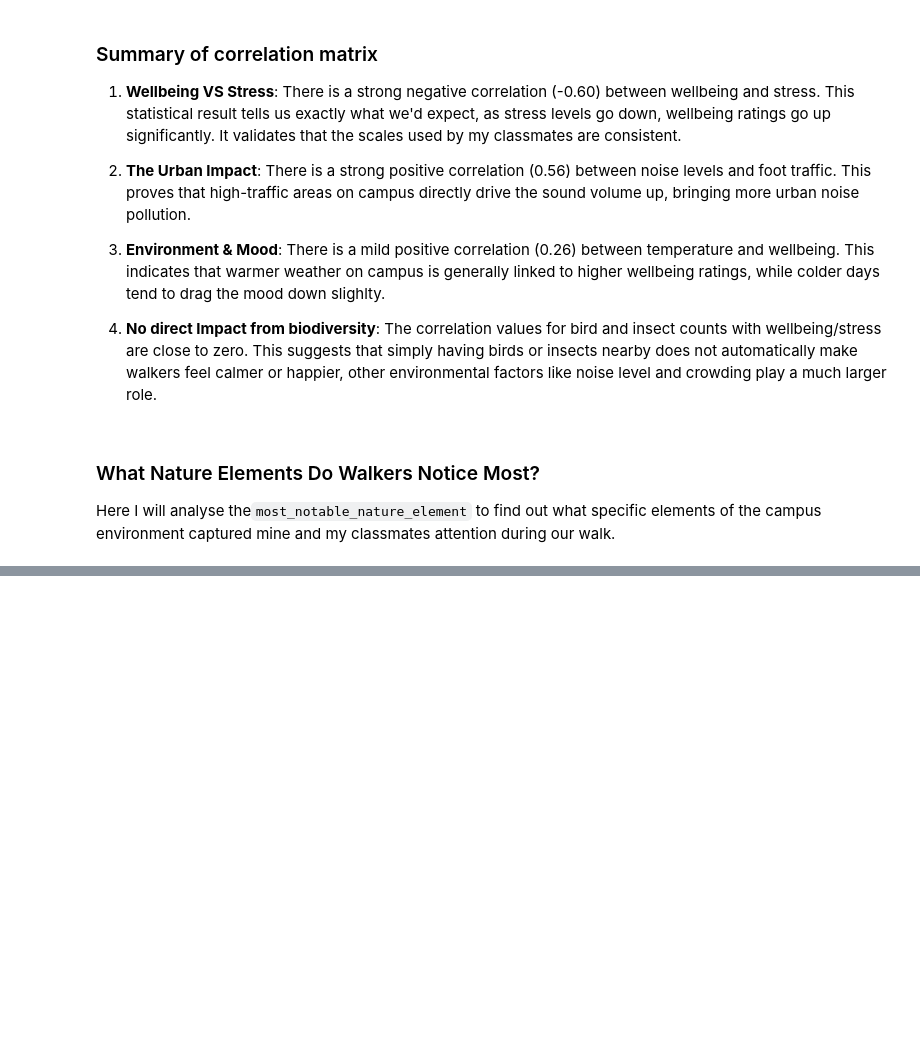
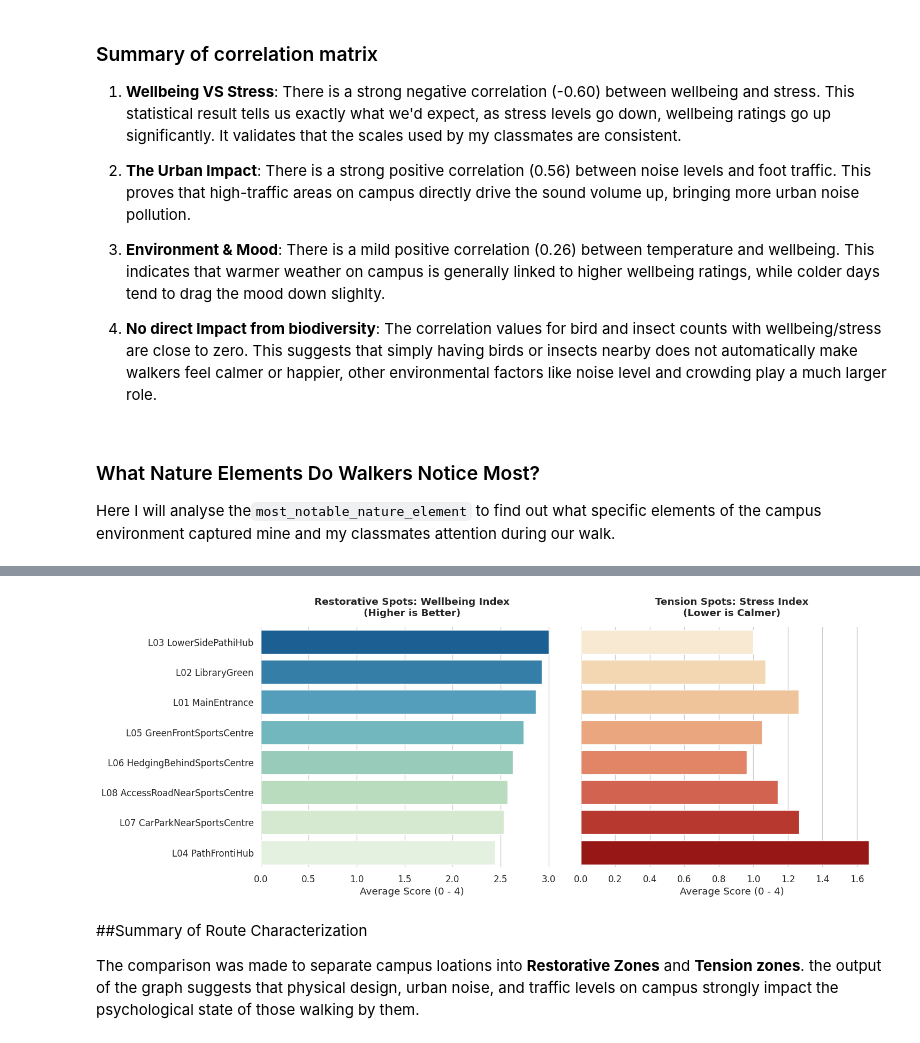
Before and after one commit to CarlosMDSN/ml-campus_data_project-python, a Jupyter notebook: CampusDatasetProject.ipynb, the cells around one changed output, grey strips where cells are left out. Cells and saved outputs as stored; diff of their text form; code cells hidden in the pictures; blank space fills up the shorter version.

```diff
--- a/CampusDatasetProject.ipynb
+++ b/CampusDatasetProject.ipynb
@@ -365,0 +379,69 @@ plt.show()
+# %%
+import pandas as pd
+import numpy as np
+import seaborn as sns
+import matplotlib.pyplot as plt
+
+# 1. Clean and prepare data
+profile_df = df.dropna(subset=['location', 'wellbeing_rating', 'stress_rating']).copy()
+
+# Mappings for logical numeric scales
+wellbeing_map = {'Very low wellbeing': 0, 'Low wellbeing': 1, 'Neutral': 2, 'Positive wellbeing': 3, 'Very positive wellbeing': 4}
+stress_map = {'Very calm': 0, 'Mostly calm': 1, 'Neutral': 2, 'Stressful': 3, 'Very stressful': 4}
+
+profile_df['wellbeing_idx'] = profile_df['wellbeing_rating'].map(wellbeing_map)
+profile_df['stress_idx'] = profile_df['stress_rating'].map(stress_map)
+
+# 2. Filter locations with sufficient data (>= 5 observations) to remove noise
+significant_locs = profile_df['location'].value_counts()[profile_df['location'].value_counts() >= 5].index
+filtered_df = profile_df[profile_df['location'].isin(significant_locs)]
+
+# 3. Calculate average indices per location
+location_summary = filtered_df.groupby('location').agg(
+    avg_wellbeing=('wellbeing_idx', 'mean'),
+    avg_stress=('stress_idx', 'mean')
+).reset_index().sort_values(by='avg_wellbeing', ascending=False)
+
+# 4. Create a clean, elegant, and simplified side-by-side plot
+sns.set_theme(style="whitegrid", font_scale=1.1)
+fig, axes = plt.subplots(1, 2, figsize=(15, 6), sharey=True)
+
+# Left Plot: Wellbeing Index
+sns.barplot(
+    data=location_summary,
+    y='location',
+    x='avg_wellbeing',
+    ax=axes[0],
+    palette='GnBu_r',
+    hue='location',
+    legend=False
+)
+axes[0].set_title('Restorative Spots: Wellbeing Index\n(Higher is Better)', pad=15, weight='bold')
+axes[0].set_xlabel('Average Score (0 - 4)')
+axes[0].set_ylabel('')
+
+# Right Plot: Stress Index
+sns.barplot(
+    data=location_summary,
+    y='location',
+    x='avg_stress',
+    ax=axes[1],
+    palette='OrRd',
+    hue='location',
+    legend=False
+)
+axes[1].set_title('Tension Spots: Stress Index\n(Lower is Calmer)', pad=15, weight='bold')
+axes[1].set_xlabel('Average Score (0 - 4)')
+axes[1].set_ylabel('')
+
+# Despine for a cleaner aesthetic look
+sns.despine(left=True, bottom=True)
+plt.tight_layout()
+plt.show()
+# %% [output]
+[figure, added]
+# %% [markdown]
+##Summary of Route Characterization
+
+The comparison was made to separate campus loations into **Restorative Zones** and **Tension zones**.
+the output of the graph suggests that physical design, urban noise, and traffic levels on campus strongly impact the psychological state of those walking by them.
```
Also changed, not shown: parts of 8 cells of this notebook.
